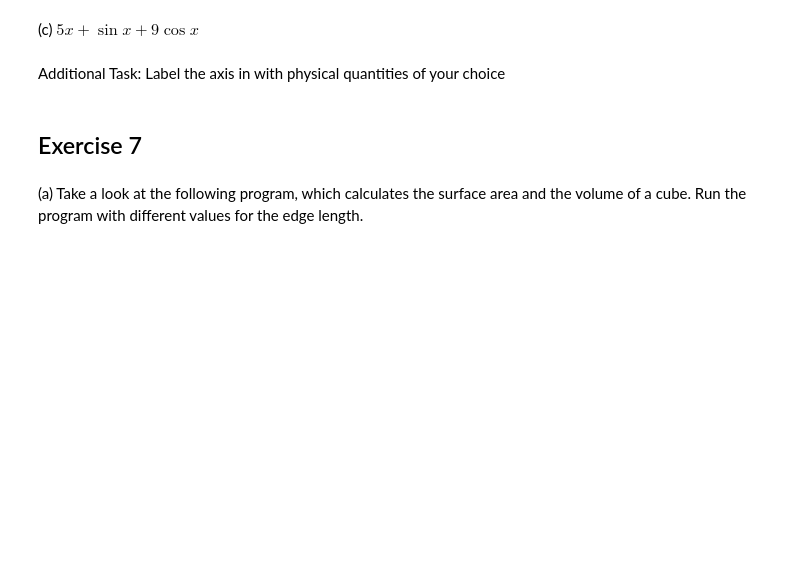
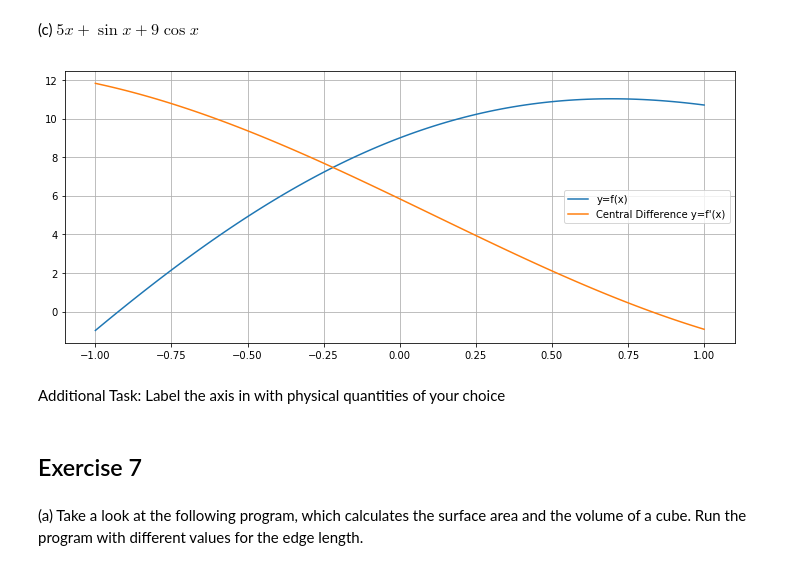
Before and after one commit to pooyansalehi/DIPastro2019, a Jupyter notebook: lab1/lab1.ipynb, the cells around one changed output. Saved outputs shown, nothing was run; the diff lists cells and outputs as text; code cells hidden in the pictures; blank space fills up the shorter version.

```diff
--- a/lab1/lab1.ipynb
+++ b/lab1/lab1.ipynb
@@ -123,5 +306,20 @@ Plot the following functions and their first derivatives in the same diagram in
 # %% [markdown]
 (c) $5x + \sin x + 9 \cos x$
+# %%
+x = np.linspace(-1,1,100)
+f = lambda x: ((5*x)+np.sin(x)+(9*np.cos(x)))
+y = f(x)
+dydx = derivative(f,x)
+
+plt.figure(figsize=(12,5))
+plt.plot(x,y,label='y=f(x)')
+plt.plot(x,dydx,label="Central Difference y=f'(x)")
+plt.legend()
+plt.grid(True)
+
+plt.show()
+# %% [output]
+[figure, added]
 # %% [markdown]
 Additional Task: Label the axis in with physical quantities of your choice
 # %% [markdown]
```
Also changed, not shown: parts of 32 cells of this notebook.
